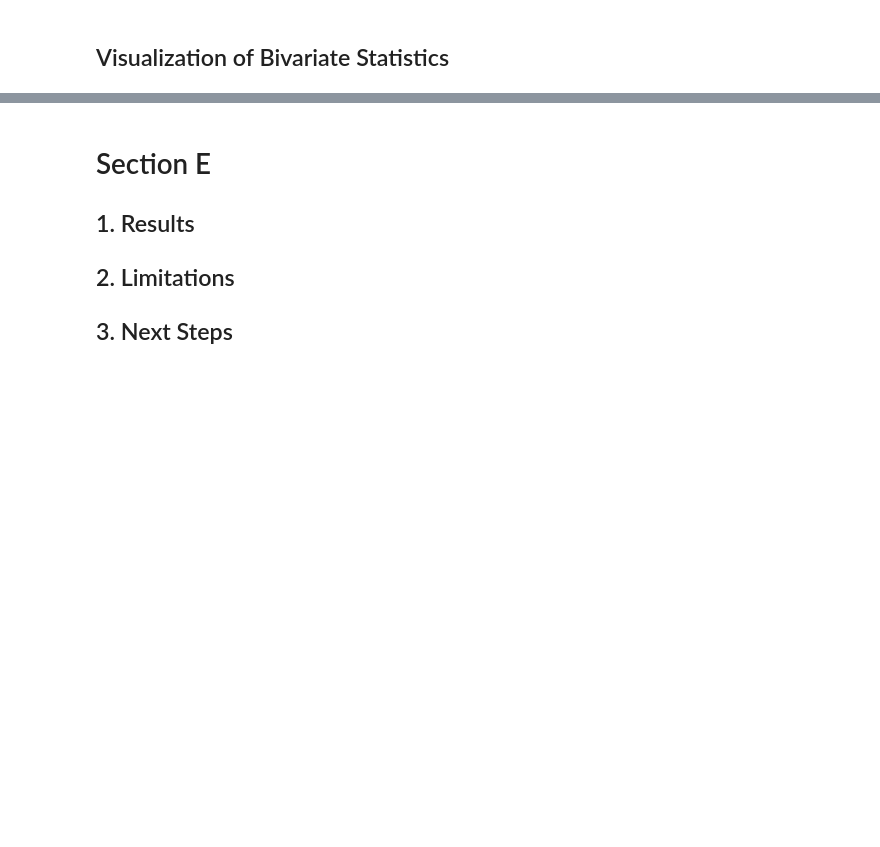
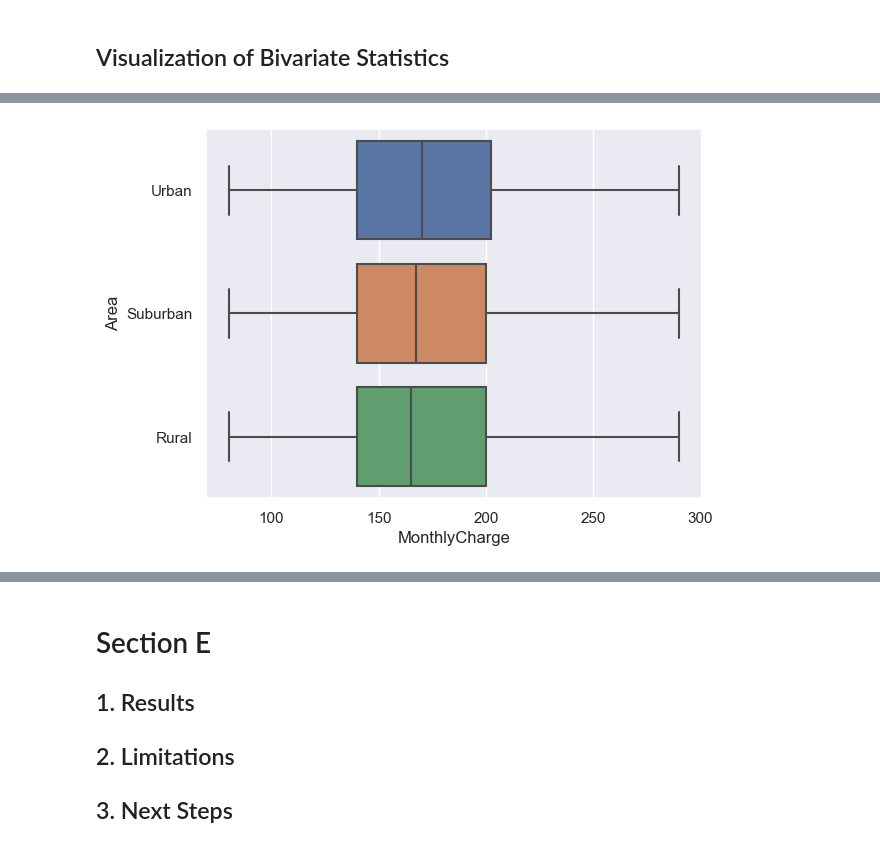
Before and after one commit to sjo1403/churn_EDA, a Jupyter notebook: D207 EDA.ipynb, the cells around one changed output, grey strips where cells are left out. Cells and saved outputs as stored; diff of their text form; code cells hidden in the pictures; blank space fills up the shorter version.

```diff
--- a/D207 EDA.ipynb
+++ b/D207 EDA.ipynb
@@ -100,0 +103,6 @@ plt.show()
+# %%
+# Draw a boxplot of MonthlyCharge by Area
+sns.boxplot(x='MonthlyCharge', y='Area', data=df)
+plt.show()
+# %% [output]
+[figure, added]
```
Also changed, not shown: parts of 12 cells of this notebook.
